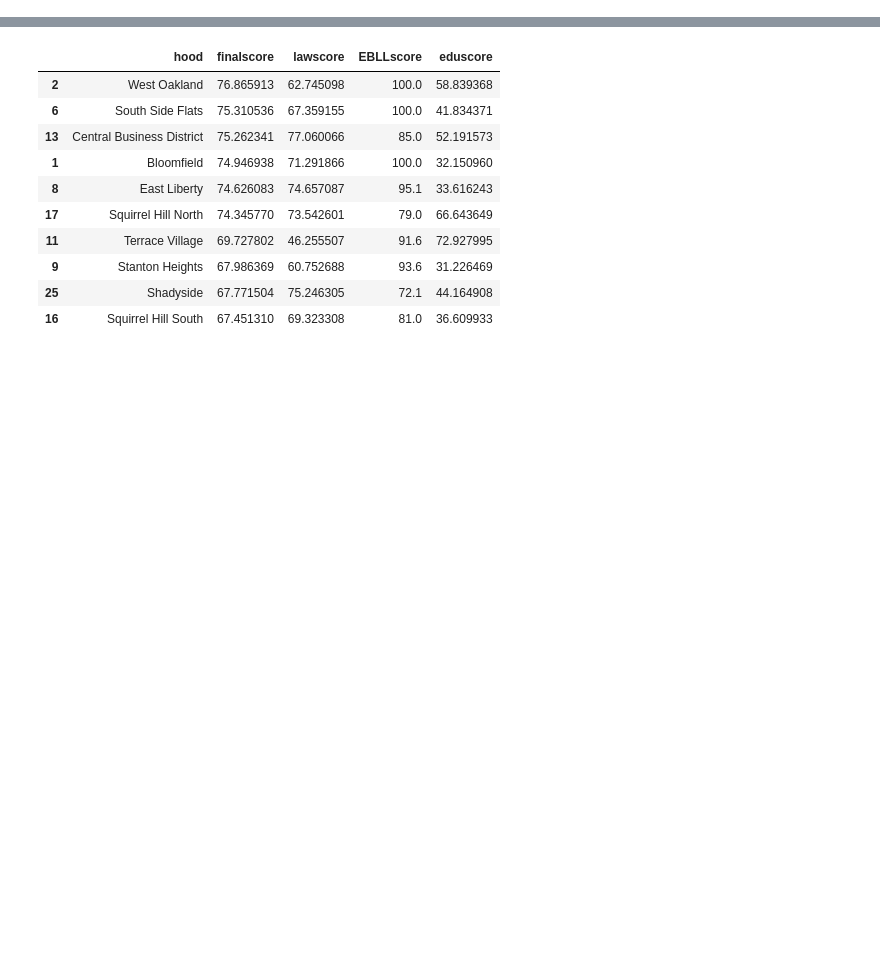
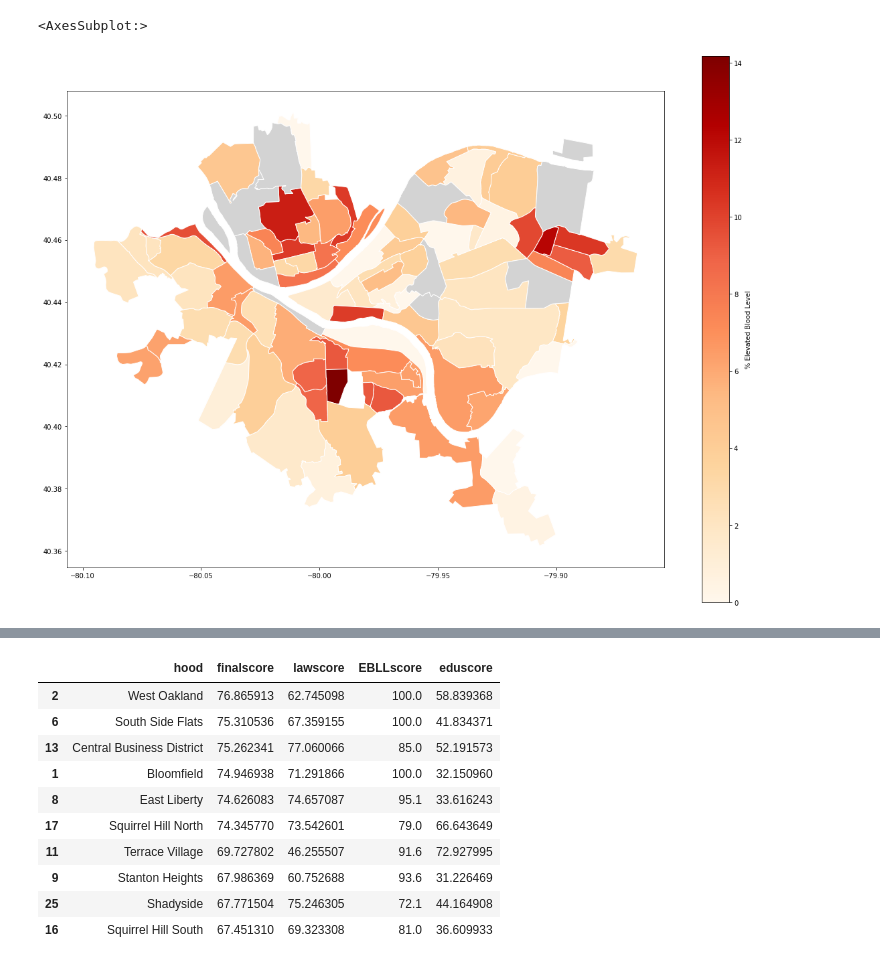
Before and after one commit to neffers/pittsburgh-neighborhood-analysis, a Jupyter notebook: combined-analysis.ipynb, the cells around one changed output, grey strips where cells are left out. Saved outputs shown, nothing was run; the diff lists cells and outputs as text; code cells hidden in the pictures; blank space fills up the shorter version.

```diff
--- a/combined-analysis.ipynb
+++ b/combined-analysis.ipynb
@@ -22,0 +32,12 @@ EBLLscored = scored[['hood','EBLLscore']]
+# %%
+ellnb.plot(column='percentEBLL15_20', # set the data to be used for coloring
+               cmap='OrRd',              # choose a color palette
+               edgecolor="white",        # outline the districts in white
+               legend=True,              # show the legend
+               legend_kwds={'label': "% Elevated Blood Level"}, # label the legend
+               figsize=(20, 15),         # set the size
+               missing_kwds={"color": "lightgrey"} # set disctricts with no data to gray
+               )
+# %% [output]
+<AxesSubplot:>
+[figure, added]
```
Also changed, not shown: parts of 13 cells of this notebook, 1 other file.
